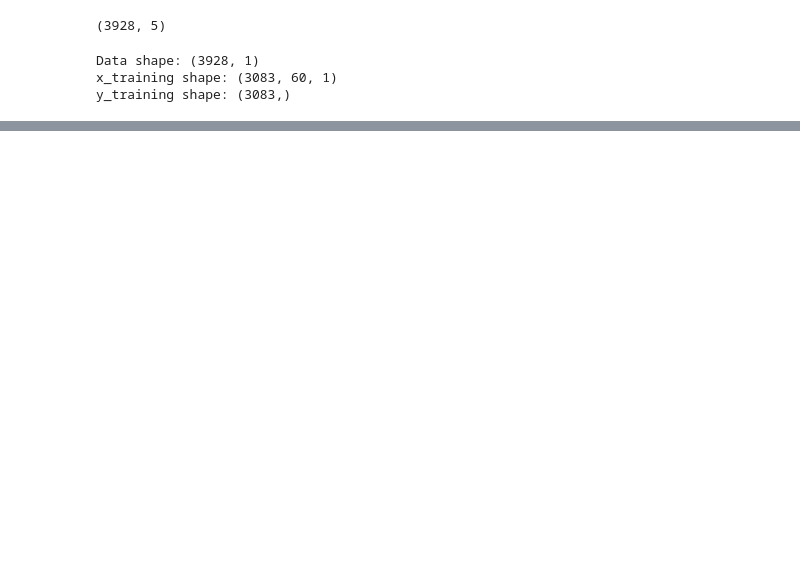
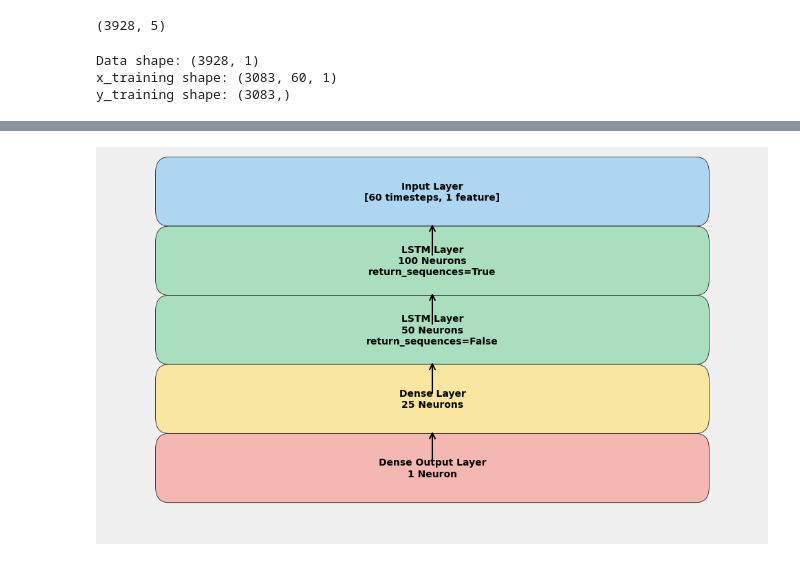
Before and after one commit to vedantkamtikar/Stock-Price-Predictor, a Jupyter notebook: Stockprice.ipynb, the cells around one changed output, grey strips where cells are left out. Saved outputs shown, nothing was run; the diff lists cells and outputs as text; code cells hidden in the pictures; blank space fills up the shorter version.

```diff
--- a/Stockprice.ipynb
+++ b/Stockprice.ipynb
@@ -195,3 +211,47 @@ plt.show()
+# %%
+from matplotlib.patches import FancyBboxPatch
+
+def draw_lstm_detailed_architecture():
+    fig, ax = plt.subplots(figsize=(10,6))
+    ax.axis('off')
+
+    # Layers with neuron info
+    layers = [
+        ("Input Layer\n[60 timesteps, 1 feature]", "#AED6F1"),
+        ("LSTM Layer\n100 Neurons\nreturn_sequences=True", "#A9DFBF"),
+        ("LSTM Layer\n50 Neurons\nreturn_sequences=False", "#A9DFBF"),
+        ("Dense Layer\n25 Neurons", "#F9E79F"),
+        ("Dense Output Layer\n1 Neuron", "#F5B7B1")
+    ]
+
+    # Draw each box
+    y = 1.0
+    for text, color in layers:
+        box = FancyBboxPatch(
+            (0.1, y-0.15), 0.8, 0.1,
+            boxstyle="round,pad=0.02",
+            edgecolor="black",
+            facecolor=color,
+            mutation_aspect=2
+        )
+        ax.add_patch(box)
+        ax.text(0.5, y-0.1, text, ha='center', va='center', fontsize=10, weight='bold')
+        y -= 0.18
+
+    # Draw arrows
+    y = 1.0 - 0.15
+    for _ in range(len(layers)-1):
+        ax.annotate("", xy=(0.5, y-0.03), xytext=(0.5, y-0.12),
+                    arrowprops=dict(arrowstyle="->", lw=1.5, color='black'))
+        y -= 0.18
+
+    plt.tight_layout()
+    plt.savefig("lstm_detailed_architecture.png", dpi=300, bbox_inches='tight')
+    plt.show()
+
+draw_lstm_detailed_architecture()
+# %% [output]
+[figure, added]
 # %%
 valid
 # %% [output]
```
Also changed, not shown: parts of 10 cells of this notebook.
